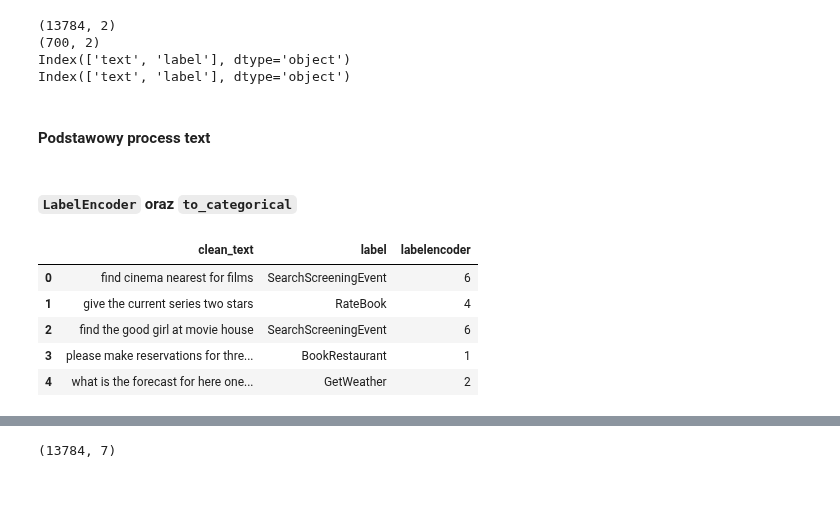
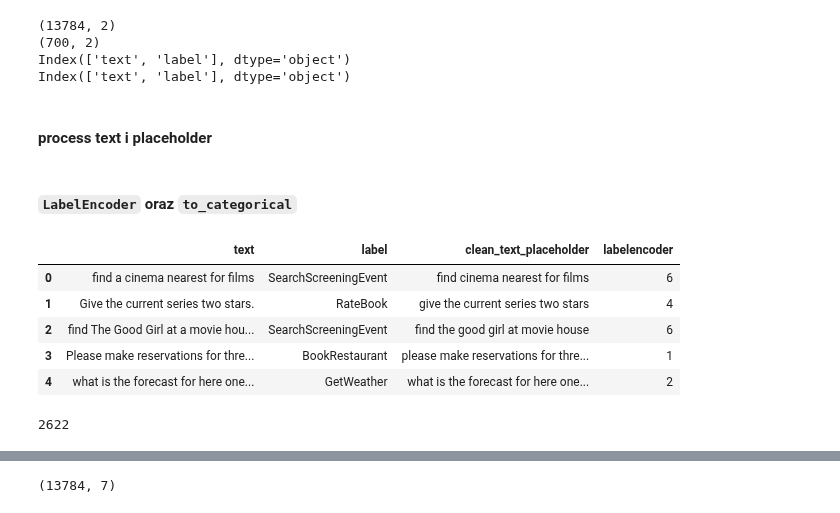
Before and after one commit to ciepielajan/Multi-Class-Classification-NLP, a Jupyter notebook: MLP_clean_placeholder.ipynb, the cells around one changed output, grey strips where cells are left out. Drawn from its saved outputs; the diff is of its cells as text; code cells hidden in the pictures.

```diff
--- a/MLP_clean_placeholder.ipynb
+++ b/MLP_clean_placeholder.ipynb
@@ -36,5 +36,28 @@ print(data_set_valid.columns)
 Index(['text', 'label'], dtype='object')
 Index(['text', 'label'], dtype='object')
 # %% [markdown]
-#### Podstawowy process text
+#### process text i placeholder
+# %%
+import re
+def placeholder(sentence):
+    sentence = re.sub(r"<[^>]+>", " ", sentence) # remove html tag - na początku żeby nie usunął później placeholderów
+
+    #placehodlery
+    sentence = re.sub('[\w\.-]+@[\w\.-]+', ' <email> ', sentence)  # maile
+    sentence = re.sub('(https://|http://|)+[A-Za-z]+\.+[A-Za-z]+(\S)+', ' <link> ', sentence)  # linki
+    sentence = re.sub('([0-9]{4}|[0-9]{2}|[0-9]{1})(\.|\-|\/)([0-9]{4}|[0-9]{2}|[0-9]{1})(\.|\-|\/)([0-9]{4}|[0-9]{2}|[0-9]{1})', ' <date> ', sentence)  # date
+    sentence = re.sub('[0-9]{1,2}(\:|am|pm| am| pm)([0-9]{1,2}|\:|am|pm|)([0-9]{1,2}|\:|am|pm| am| pm|)(([0-9]{1,10})?)', ' <time> ', sentence)  # time
+    sentence = re.sub('\s\d+(,\d+)*(\.\d+)?(\%)?\s', ' <number> ', sentence)  # number
+    sentence = re.sub('@[A-Za-z0-9\.]+', ' <montion> ', sentence)  # @montion
+    sentence = re.sub('#[A-Za-z0-9]+', ' <hashtag> ', sentence)  # #hastag
+
+    #czyszczenie
+    sentence = re.sub(r"[^a-zA-Z\<\>\s]", "", sentence)  # remove punctuations and numbers   nie usuwać <PLACEHOLDERÓW>
+    sentence = re.sub('[A-Za-z0-9]+@[a-zA-z].[a-zA-Z]+', '', sentence)  # maile
+    sentence = re.sub('(http[s]*:[/][/])[a-zA-Z0-9]+', '', sentence)  # linki
+    sentence = re.sub(r"\b[A-Za-z]{1}\b", "", sentence)  # remove single characters
+    sentence = re.sub("^\s+|\s+$", "", sentence, flags=re.UNICODE) # Remove spaces both in the BEGINNING and in the END of a string:
+    sentence = " ".join(sentence.split(" "))  # Remove ONLY DUPLICATE spaces:
+    sentence = sentence.lower()
+    return sentence
 # %%
@@ -54,24 +77,29 @@ def process_text(sentence):
 # %%
-data_set_train["clean_text"] = data_set_train["text"].apply(lambda x: process_text(x))
+data_set_train["clean_text_placeholder"] = data_set_train["text"].apply(lambda x: placeholder(x))
 # %% [markdown]
 #### `LabelEncoder` oraz `to_categorical`
 # %%
 from sklearn.preprocessing import LabelEncoder
 from keras.utils import to_categorical
 
 
 labelencoder = LabelEncoder()
 labelencoder.fit(data_set_train["label"])
 
 data_set_train["labelencoder"] = labelencoder.transform(data_set_train["label"])
 
 dummy_y = to_categorical(data_set_train["labelencoder"], dtype ="float32")
 
-data_set_train[["clean_text","label","labelencoder"]].head(5)
+data_set_train.head(5)
 # %% [output]
-|  | clean_text | label | labelencoder |
-| 0 | find cinema nearest for films | SearchScreeningEvent | 6 |
-| 1 | give the current series two stars | RateBook | 4 |
-| 2 | find the good girl at movie house | SearchScreeningEvent | 6 |
-| 3 | please make reservations for thre... | BookRestaurant | 1 |
-| 4 | what is the forecast for here one... | GetWeather | 2 |
+|  | text | label | clean_text_placeholder | labelencoder |
+| 0 | find a cinema nearest for films | SearchScreeningEvent | find cinema nearest for films | 6 |
+| 1 | Give the current series two stars. | RateBook | give the current series two stars | 4 |
+| 2 | find The Good Girl at a movie hou... | SearchScreeningEvent | find the good girl at movie house | 6 |
+| 3 | Please make reservations for thre... | BookRestaurant | please make reservations for thre... | 1 |
+| 4 | what is the forecast for here one... | GetWeather | what is the forecast for here one... | 2 |
+# %%
+warunek = data_set_train["clean_text_placeholder"].str.contains("<")
+data_set_train[warunek]["clean_text_placeholder"].size
+# %% [output]
+2622
```
Also changed, not shown: parts of 14 cells of this notebook.
